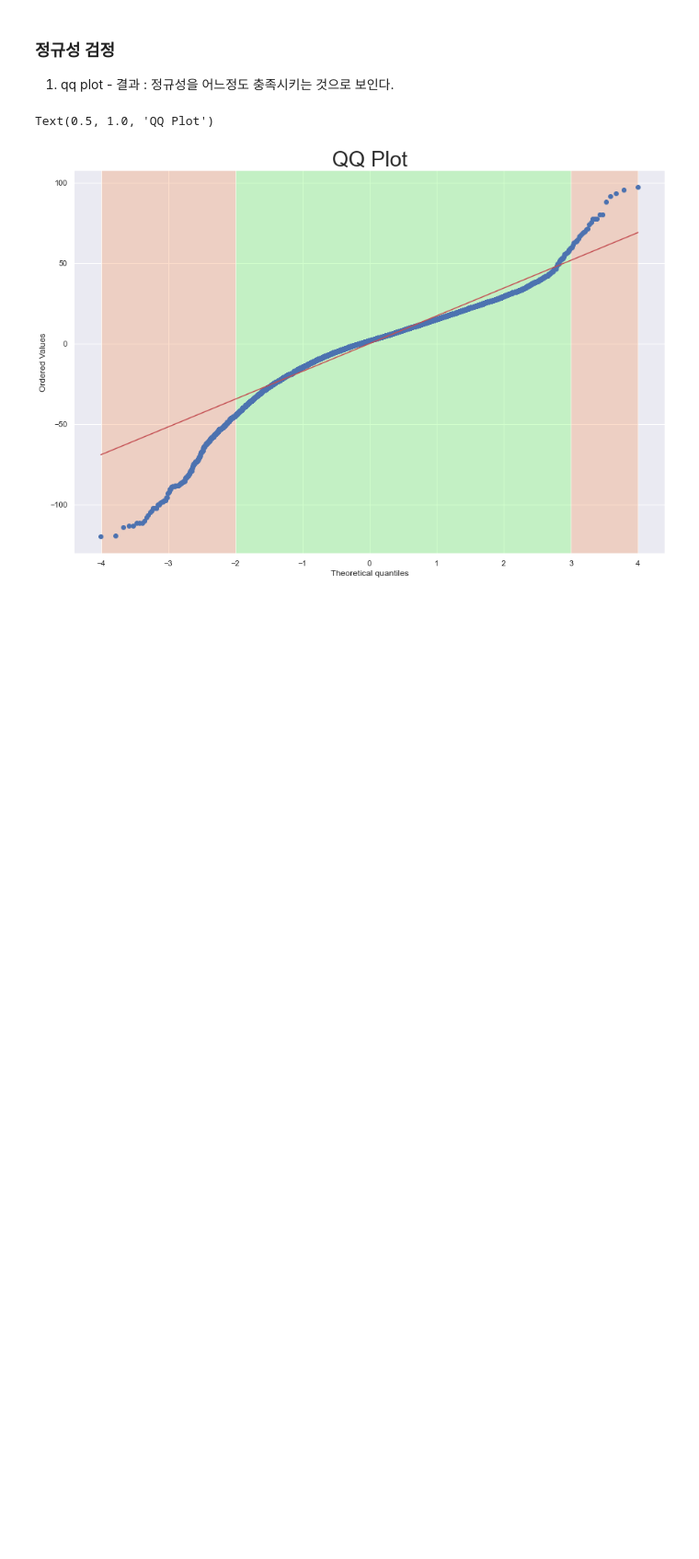
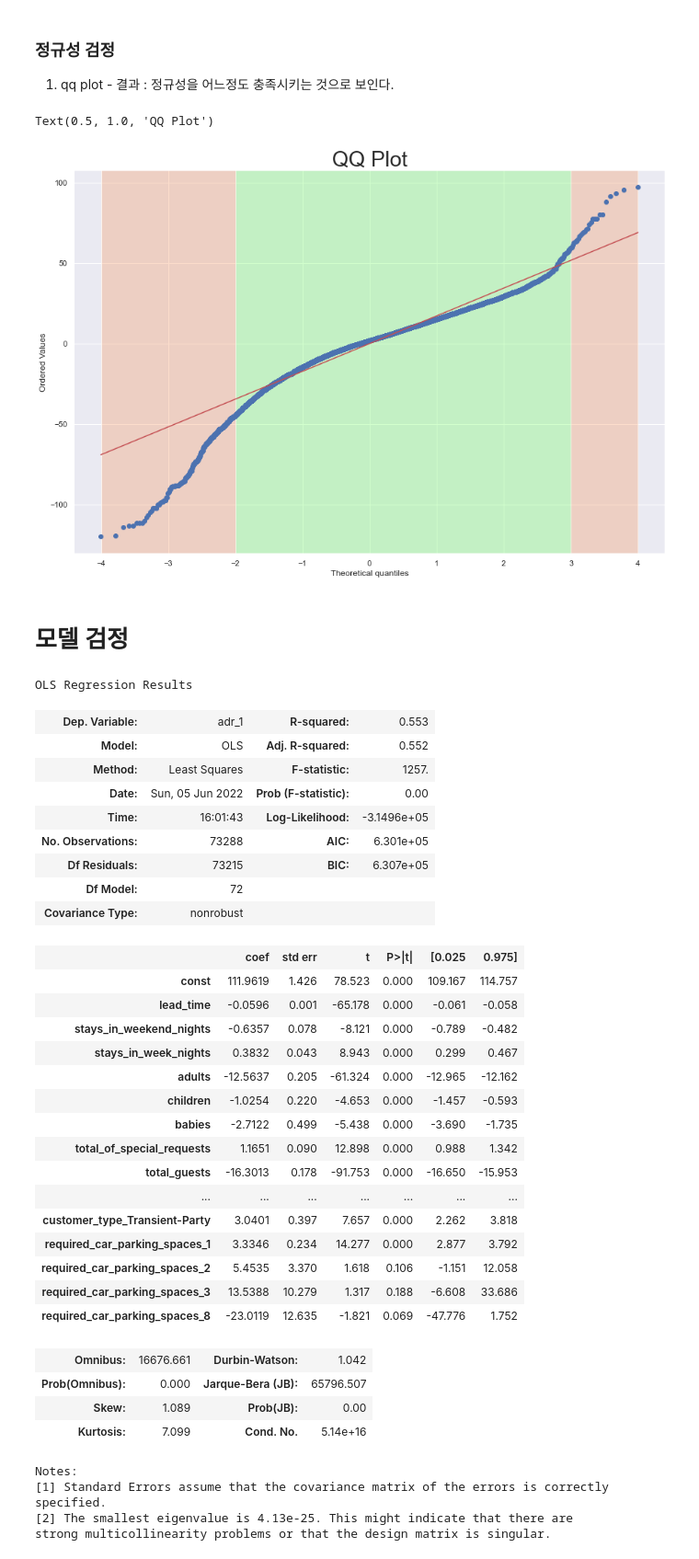
Before and after one commit to ABizCho/py_machineLearning, a Jupyter notebook: Assignment_Group/ML_group_project/ML_groupPJ_sub2_Linear_Final.ipynb, the cells around one changed output. Shown at 92% size. Cells and saved outputs as stored; diff of their text form; code cells hidden in the pictures; blank space fills up the shorter version.

```diff
--- a/Assignment_Group/ML_group_project/ML_groupPJ_sub2_Linear_Final.ipynb
+++ b/Assignment_Group/ML_group_project/ML_groupPJ_sub2_Linear_Final.ipynb
@@ -302,0 +337,44 @@ Text(0.5, 1.0, 'QQ Plot')
+# %% [markdown]
+# 모델 검정
+# %%
+# OLS를 통한 종합 검토사항 확인
+
+import statsmodels.api as sm
+
+results = sm.OLS(y, sm.add_constant(X)).fit()
+results.summary()
+# %% [output]
+OLS Regression Results
+| Dep. Variable: | adr_1 | R-squared: | 0.553 |
+| Model: | OLS | Adj. R-squared: | 0.552 |
+| Method: | Least Squares | F-statistic: | 1257. |
+| Date: | Sun, 05 Jun 2022 | Prob (F-statistic): | 0.00 |
+| Time: | 16:01:43 | Log-Likelihood: | -3.1496e+05 |
+| No. Observations: | 73288 | AIC: | 6.301e+05 |
+| Df Residuals: | 73215 | BIC: | 6.307e+05 |
+| Df Model: | 72 |  |  |
+| Covariance Type: | nonrobust |  |  |
+|  | coef | std err | t | P>|t| | [0.025 | 0.975] |
+| const | 111.9619 | 1.426 | 78.523 | 0.000 | 109.167 | 114.757 |
+| lead_time | -0.0596 | 0.001 | -65.178 | 0.000 | -0.061 | -0.058 |
+| stays_in_weekend_nights | -0.6357 | 0.078 | -8.121 | 0.000 | -0.789 | -0.482 |
+| stays_in_week_nights | 0.3832 | 0.043 | 8.943 | 0.000 | 0.299 | 0.467 |
+| adults | -12.5637 | 0.205 | -61.324 | 0.000 | -12.965 | -12.162 |
+| children | -1.0254 | 0.220 | -4.653 | 0.000 | -1.457 | -0.593 |
+| babies | -2.7122 | 0.499 | -5.438 | 0.000 | -3.690 | -1.735 |
+| total_of_special_requests | 1.1651 | 0.090 | 12.898 | 0.000 | 0.988 | 1.342 |
+| total_guests | -16.3013 | 0.178 | -91.753 | 0.000 | -16.650 | -15.953 |
+| ... | ... | ... | ... | ... | ... | ... |
+| customer_type_Transient-Party | 3.0401 | 0.397 | 7.657 | 0.000 | 2.262 | 3.818 |
+| required_car_parking_spaces_1 | 3.3346 | 0.234 | 14.277 | 0.000 | 2.877 | 3.792 |
+| required_car_parking_spaces_2 | 5.4535 | 3.370 | 1.618 | 0.106 | -1.151 | 12.058 |
+| required_car_parking_spaces_3 | 13.5388 | 10.279 | 1.317 | 0.188 | -6.608 | 33.686 |
+| required_car_parking_spaces_8 | -23.0119 | 12.635 | -1.821 | 0.069 | -47.776 | 1.752 |
+| Omnibus: | 16676.661 | Durbin-Watson: | 1.042 |
+| Prob(Omnibus): | 0.000 | Jarque-Bera (JB): | 65796.507 |
+| Skew: | 1.089 | Prob(JB): | 0.00 |
+| Kurtosis: | 7.099 | Cond. No. | 5.14e+16 |
+Notes:
+[1] Standard Errors assume that the covariance matrix of the errors is correctly specified.
+[2] The smallest eigenvalue is 4.13e-25. This might indicate that there are
+strong multicollinearity problems or that the design matrix is singular.
```
Also changed, not shown: parts of 34 cells of this notebook, 5 other files.
